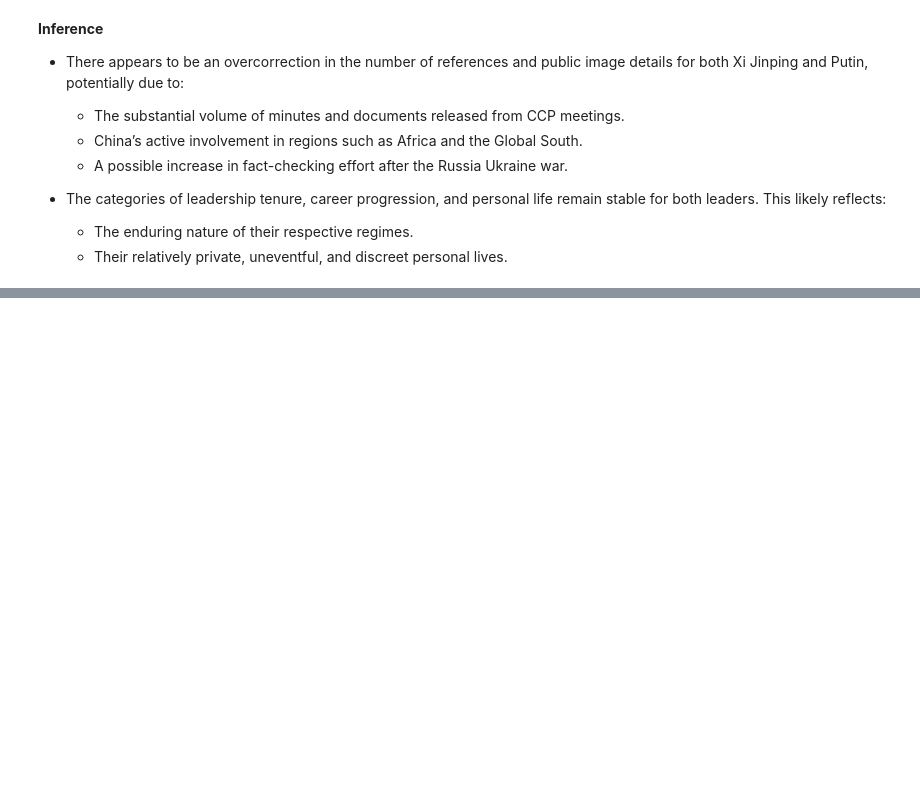
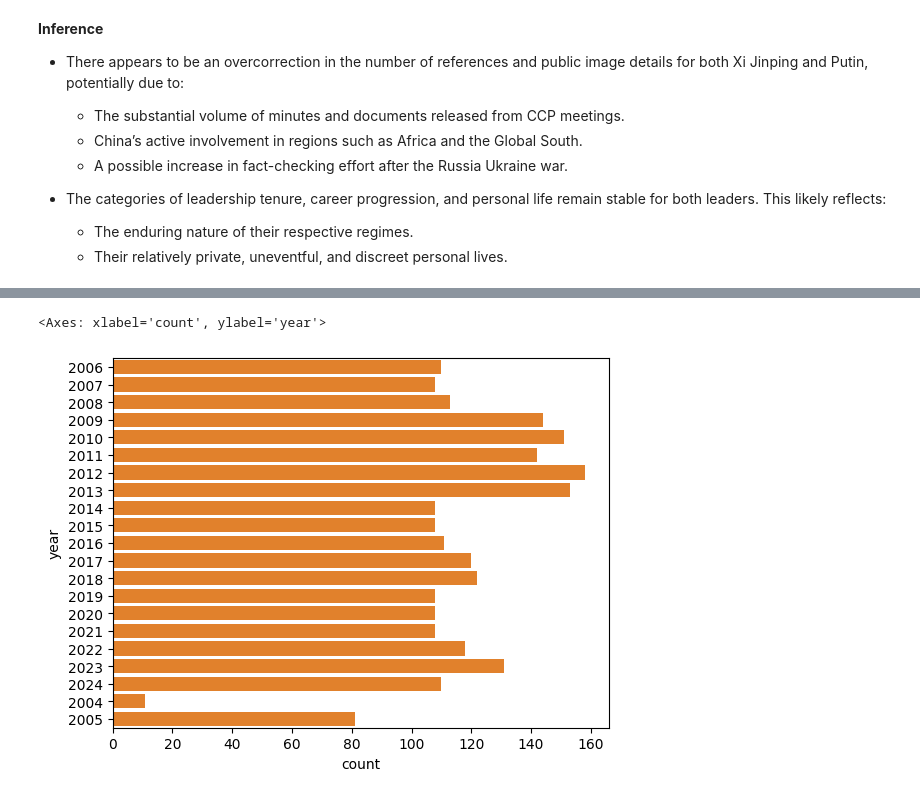
Before and after one commit to felixwallis/sds-week-2-wikipedia-presentation, a Jupyter notebook: visualising_findings.ipynb, the cells around one changed output, grey strips where cells are left out. Drawn from its saved outputs; the diff is of its cells as text; code cells hidden in the pictures; blank space fills up the shorter version.

```diff
--- a/visualising_findings.ipynb
+++ b/visualising_findings.ipynb
@@ -201,0 +272,6 @@ plt.show()
+# %%
+sns.countplot(filtered_df[filtered_df.article_name=='Xi Jinping'].year.sort_values())
+sns.countplot(filtered_df[filtered_df.article_name=='Vladimir Putin'].year.sort_values())
+# %% [output]
+<Axes: xlabel='count', ylabel='year'>
+[figure, added]
```
Also changed, not shown: parts of 6 cells of this notebook, 2 other files.
